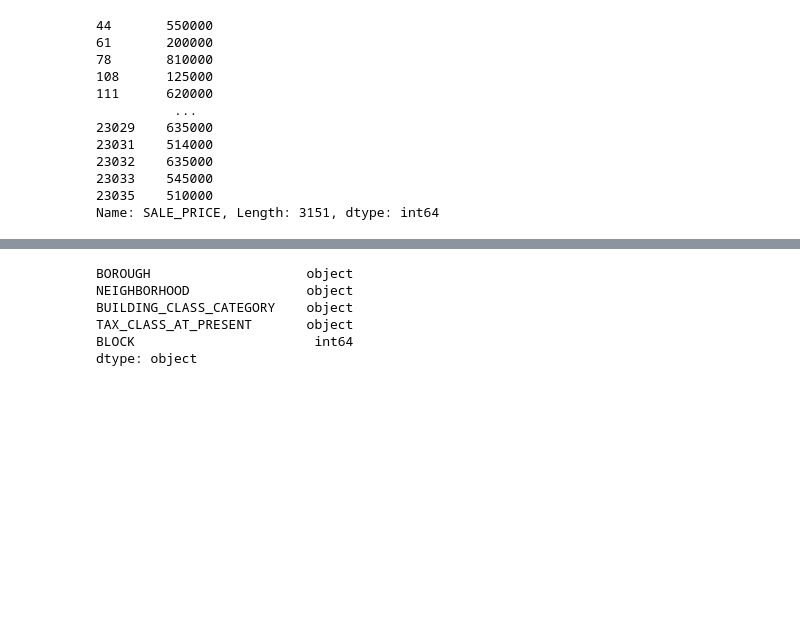
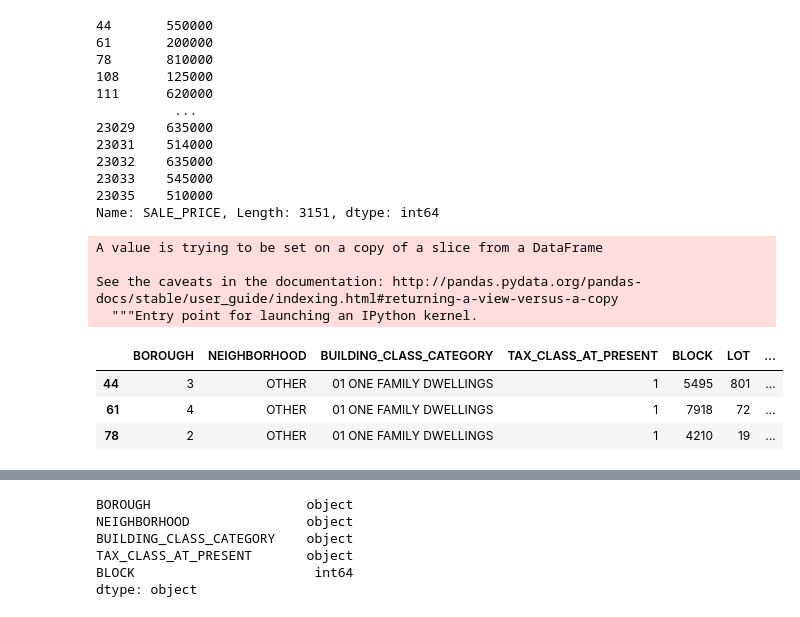
Before and after one commit to Khislatz/DS-Unit-2-Linear-Models, a Jupyter notebook: module3-ridge-regression/Khislat_Zhuraeva_LS_DS_213_assignment.ipynb, the cells around one changed output, grey strips where cells are left out. Cells and saved outputs as stored; diff of their text form; code cells hidden in the pictures; blank space fills up the shorter version.

```diff
--- a/module3-ridge-regression/Khislat_Zhuraeva_LS_DS_213_assignment.ipynb
+++ b/module3-ridge-regression/Khislat_Zhuraeva_LS_DS_213_assignment.ipynb
@@ -120,6 +120,18 @@ df_sub['SALE_PRICE']
 23033    545000
 23035    510000
 Name: SALE_PRICE, Length: 3151, dtype: int64
+# %%
+df_sub.dropna(axis=1, how = 'any', inplace=True)
+df_sub.head(3)
+# %% [output]
+A value is trying to be set on a copy of a slice from a DataFrame
+
+See the caveats in the documentation: http://pandas.pydata.org/pandas-docs/stable/user_guide/indexing.html#returning-a-view-versus-a-copy
+  """Entry point for launching an IPython kernel.
+|  | BOROUGH | NEIGHBORHOOD | BUILDING_CLASS_CATEGORY | TAX_CLASS_AT_PRESENT | BLOCK | LOT | ... |
+| 44 | 3 | OTHER | 01 ONE FAMILY DWELLINGS | 1 | 5495 | 801 | ... |
+| 61 | 4 | OTHER | 01 ONE FAMILY DWELLINGS | 1 | 7918 | 72 | ... |
+| 78 | 2 | OTHER | 01 ONE FAMILY DWELLINGS | 1 | 4210 | 19 | ... |
 # %%
 train = df_sub[(df_sub['SALE_DATE'] >= '01/01/2019') & (df_sub['SALE_DATE'] < '04/01/2019')] # train data from January through March 2019
 test = df_sub[(df_sub['SALE_DATE'] >= '04/01/2019') & (df_sub['SALE_DATE'] <= '04/30/2019')] #test data from April 2019
```
Also changed, not shown: parts of 17 cells of this notebook.
